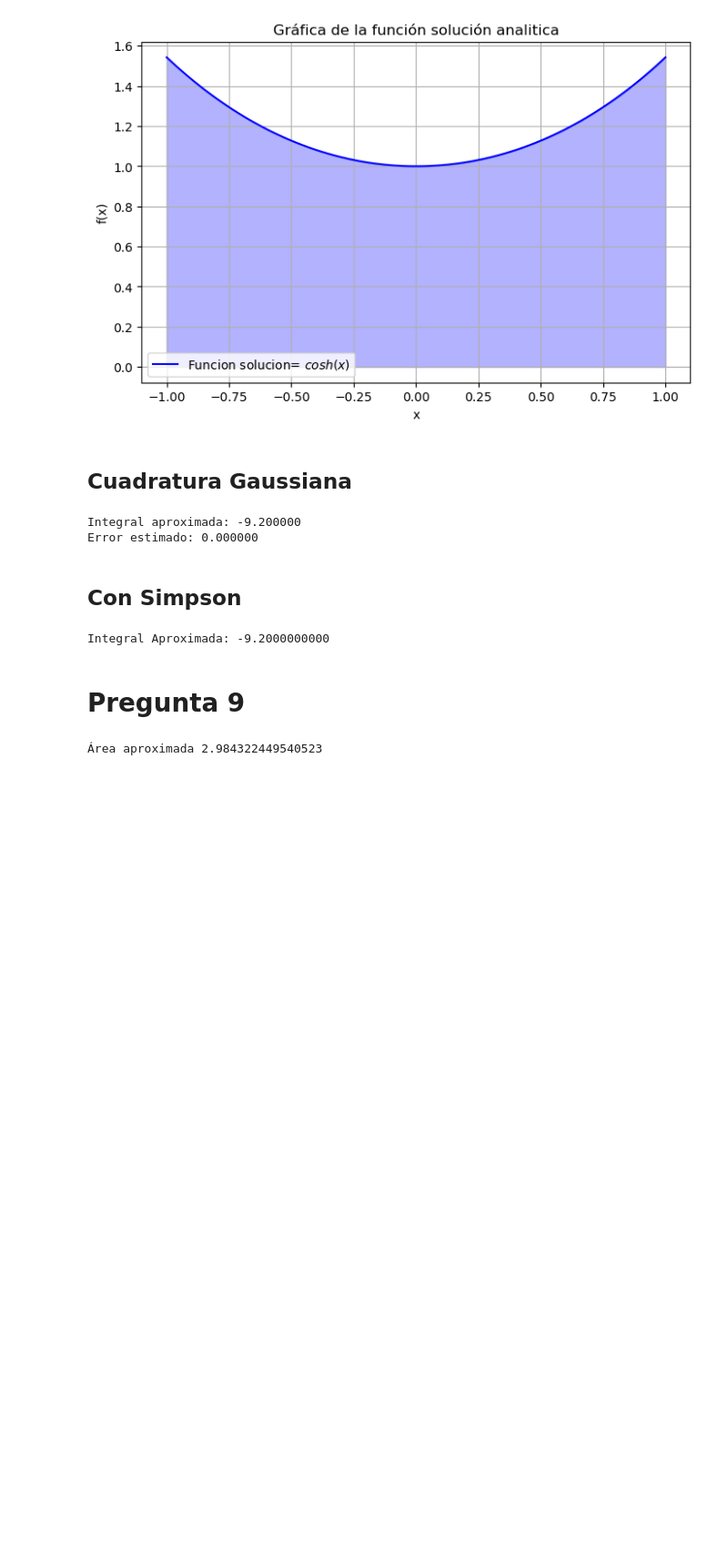
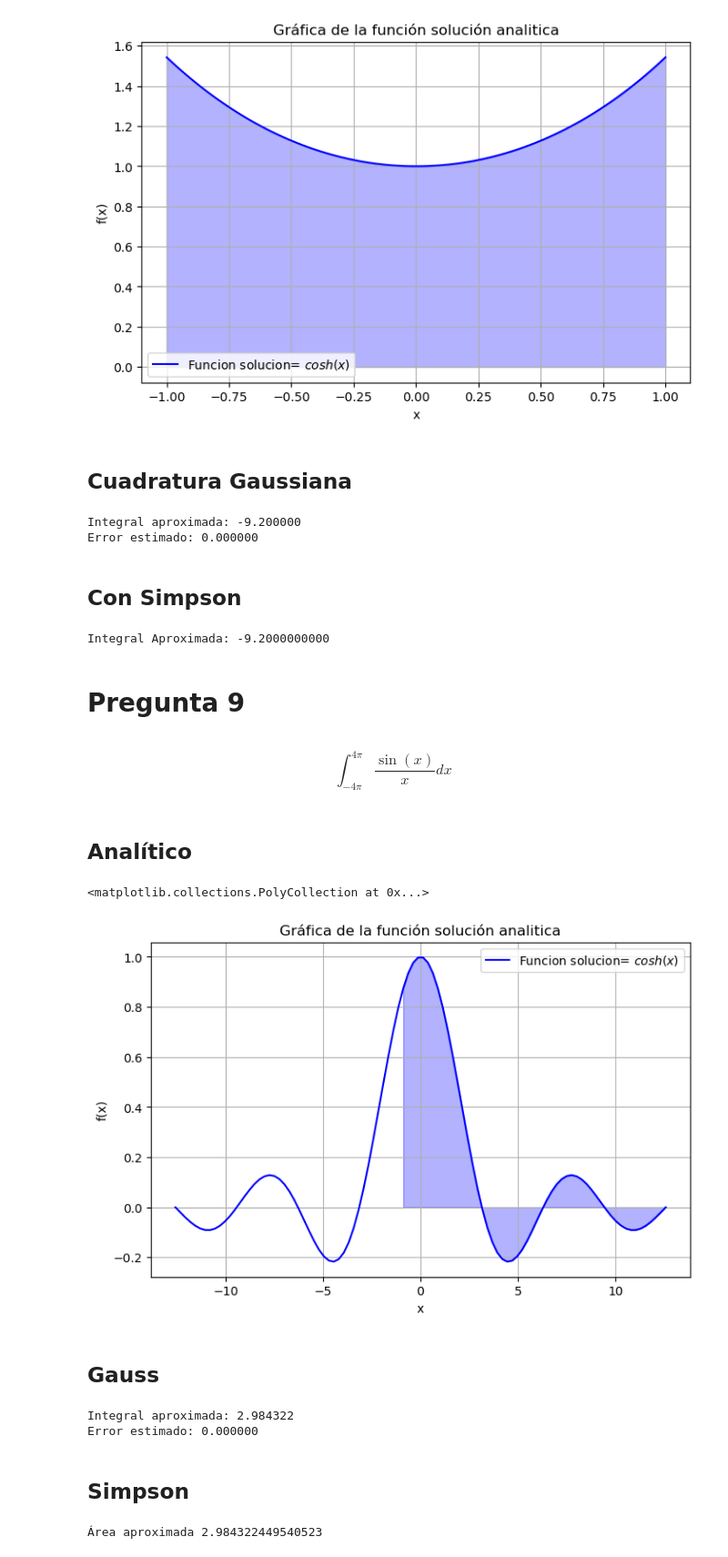
Before and after one commit to JoceLRD/Bitacora-F2003B, a Jupyter notebook: Actividades clase/Tarea 1.ipynb, the cells around one changed output. Shown at 91% size. Drawn from its saved outputs; the diff is of its cells as text; code cells hidden in the pictures; blank space fills up the shorter version.

```diff
--- a/Actividades clase/Tarea 1.ipynb
+++ b/Actividades clase/Tarea 1.ipynb
@@ -3,2 +14,12 @@
 # %% [markdown]
 # Pregunta 2
+# %%
+import numpy as np
+from scipy.integrate import quad
+
+def f(x):
+    return np.sin(x)
+
+resultado, error = quad(f, 0, np.pi)
+print(resultado)  # Debería aproximarse a 2
+print(error)
@@ -76,15 +100,3 @@ Integral Aproximada: -9.2000000000
 # %% [markdown]
 # Pregunta 4
 $$\int_{-1}^{1} 5x e^{-2x} dx$$
-# %%
-import numpy as np
-from scipy.integrate import quad
-
-# Función a integrar
-def f(x):
-    return 5*x*np.exp(-2*x)
-
-# Usar cuadratura de Gauss
-result, error = quad(f, -1, 1)
-print(f"Integral aproximada: {result:.6f}")
-print(f"Error estimado: {error:.6f}")
@@ -245,6 +301,55 @@ print(f"Integral Aproximada: {result:.10f}")
 Integral Aproximada: -9.2000000000
 # %% [markdown]
 # Pregunta 9
+# %% [markdown]
+$$\int_{-4\pi}^{4\pi} \frac{\sin(x)}{x} dx$$
+# %% [markdown]
+## Analítico
+# %%
+import numpy as np
+import matplotlib.pyplot as plt
+import sympy as sp
+
+# Función para graficar
+def f(x):
+    return np.sin(x)/x if x != 0 else 1
+# Valores para graficar
+x = np.linspace(-4*np.pi, 4*np.pi, 100)
+y = np.array([f(val) for val in x])
+
+# Crear la gráfica
+plt.figure(figsize=(8, 5))
+plt.plot(x, y, label=r'Funcion solucion= $cosh(x)$', color='b')
+plt.xlabel("x")
+plt.ylabel("f(x)")
+plt.title("Gráfica de la función solución analitica")
+plt.legend()
+plt.grid()
+
+# Agregar sombreado desde -1 hasta la función
+plt.fill_between(x, 0, y, where=(x >= -1), color='blue', alpha=0.3)
+# %% [output]
+<matplotlib.collections.PolyCollection at 0x...>
+[figure, added]
+# %% [markdown]
+## Gauss
+# %%
+import numpy as np
+from scipy.integrate import quad
+
+# Función a integrar
+def f(x):
+    return np.sin(x)/x if x != 0 else 1
+
+# Usar cuadratura de Gauss
+result, error = quad(f, -4*np.pi, 4*np.pi)
+print(f"Integral aproximada: {result:.6f}")
+print(f"Error estimado: {error:.6f}")
+# %% [output]
+Integral aproximada: 2.984322
+Error estimado: 0.000000
+# %% [markdown]
+## Simpson
 # %%
 import numpy as np
 from scipy.integrate import simpson
```
Also changed, not shown: parts of 10 cells of this notebook.
